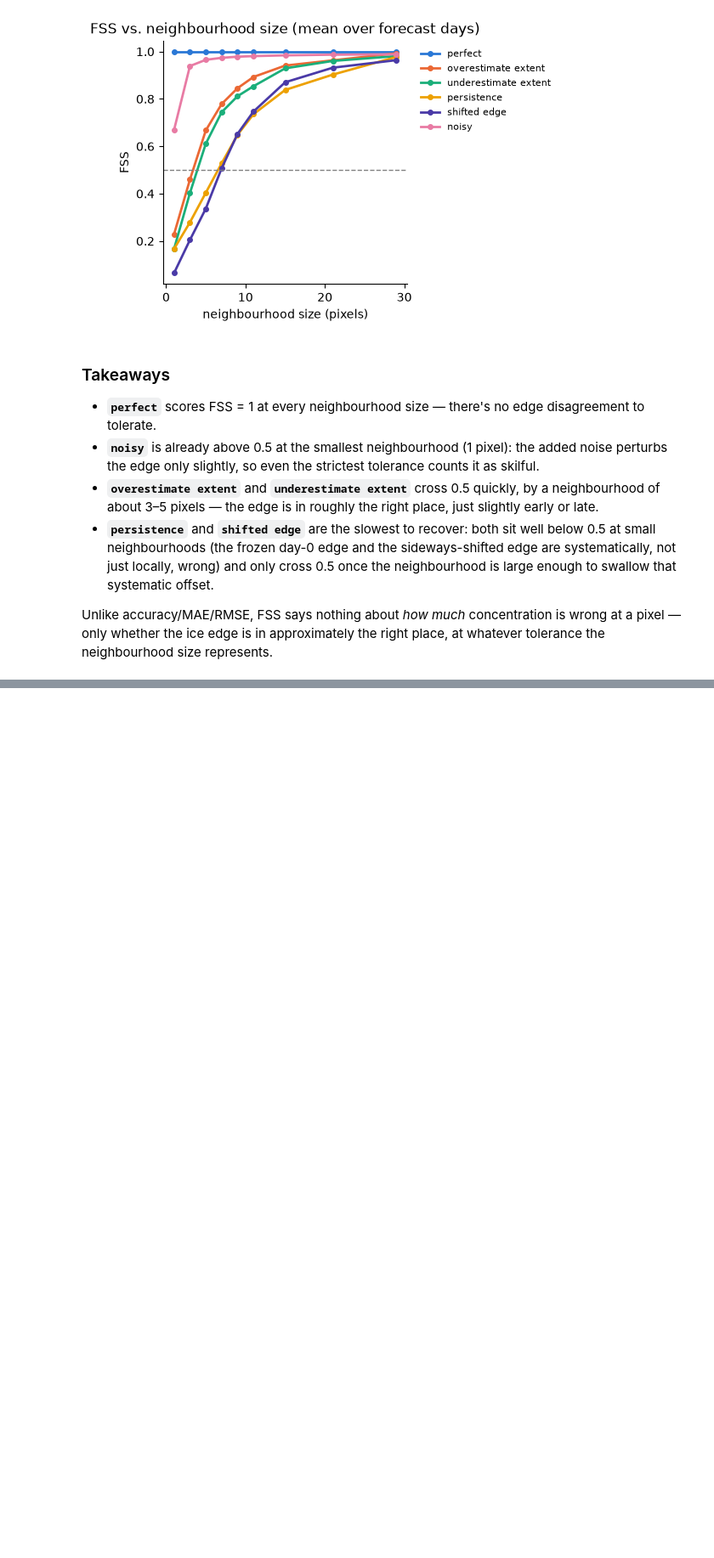
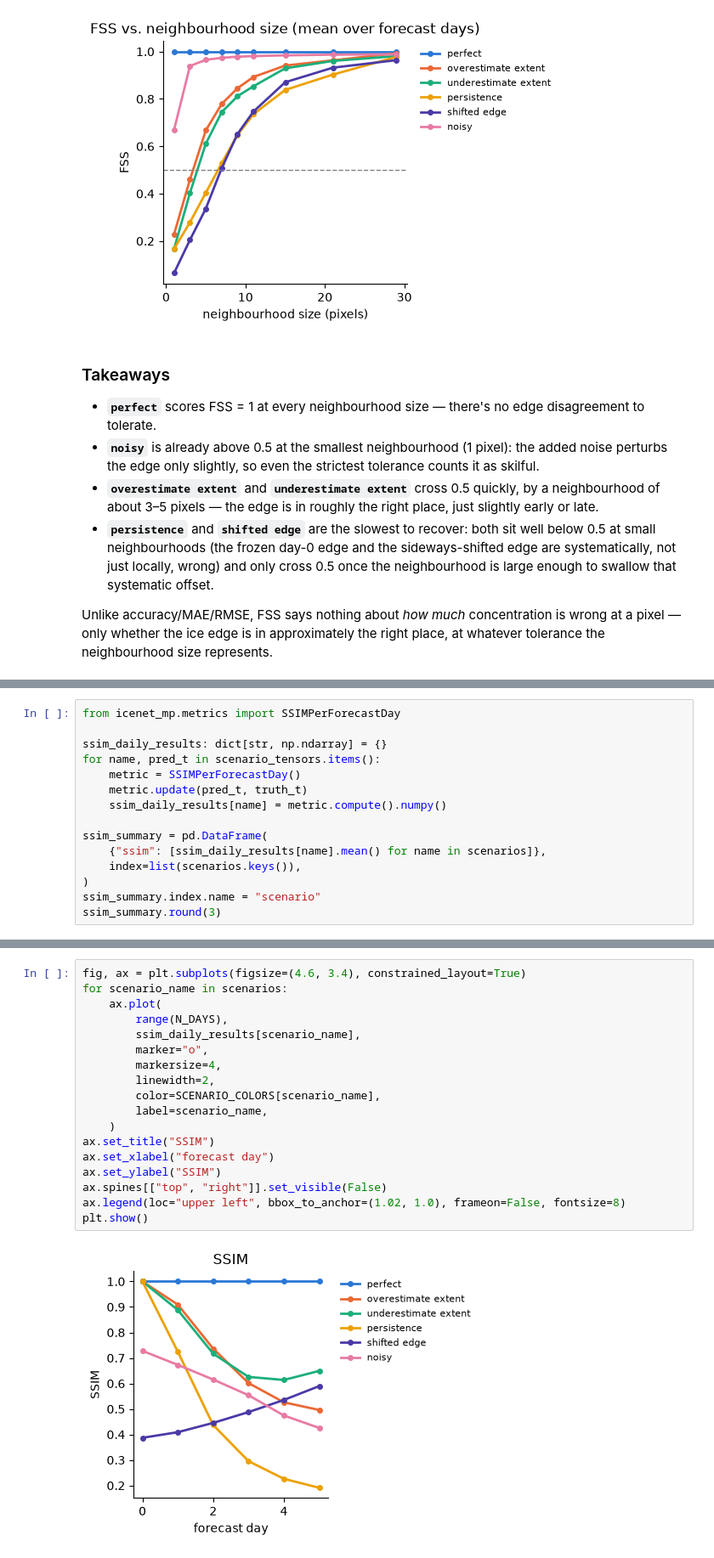
Before and after one commit to alan-turing-institute/icenet-mp, a Jupyter notebook: notebooks/metrics_examples.ipynb, the cells around one changed output, grey strips where cells are left out. Shown at 85% size. Saved outputs shown, nothing was run; the diff lists cells and outputs as text; blank space fills up the shorter version.

Commit message:
:chart_with_upwards_trend: Adding SSIM to the WandB pipeline

```diff
--- a/notebooks/metrics_examples.ipynb
+++ b/notebooks/metrics_examples.ipynb
@@ -546,0 +555,15 @@ Unlike accuracy/MAE/RMSE, FSS says nothing about *how much* concentration is wro
+# %%
+from icenet_mp.metrics import SSIMPerForecastDay
+
+ssim_daily_results: dict[str, np.ndarray] = {}
+for name, pred_t in scenario_tensors.items():
+    metric = SSIMPerForecastDay()
+    metric.update(pred_t, truth_t)
+    ssim_daily_results[name] = metric.compute().numpy()
+
+ssim_summary = pd.DataFrame(
+    {"ssim": [ssim_daily_results[name].mean() for name in scenarios]},
+    index=list(scenarios.keys()),
+)
+ssim_summary.index.name = "scenario"
+ssim_summary.round(3)
@@ -546,0 +579,20 @@ Unlike accuracy/MAE/RMSE, FSS says nothing about *how much* concentration is wro
+# %%
+fig, ax = plt.subplots(figsize=(4.6, 3.4), constrained_layout=True)
+for scenario_name in scenarios:
+    ax.plot(
+        range(N_DAYS),
+        ssim_daily_results[scenario_name],
+        marker="o",
+        markersize=4,
+        linewidth=2,
+        color=SCENARIO_COLORS[scenario_name],
+        label=scenario_name,
+    )
+ax.set_title("SSIM")
+ax.set_xlabel("forecast day")
+ax.set_ylabel("SSIM")
+ax.spines[["top", "right"]].set_visible(False)
+ax.legend(loc="upper left", bbox_to_anchor=(1.02, 1.0), frameon=False, fontsize=8)
+plt.show()
+# %% [output]
+[figure, added]
```
Also changed, not shown: parts of 3 cells of this notebook, 2 other files.
